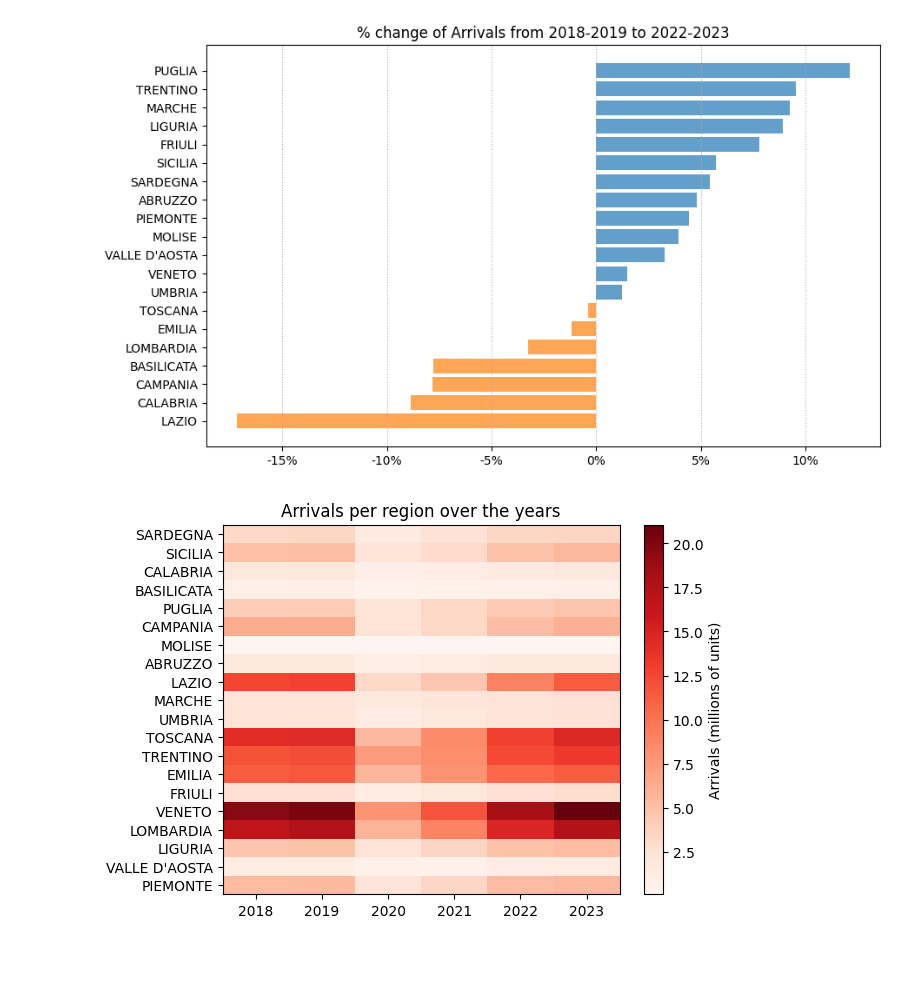
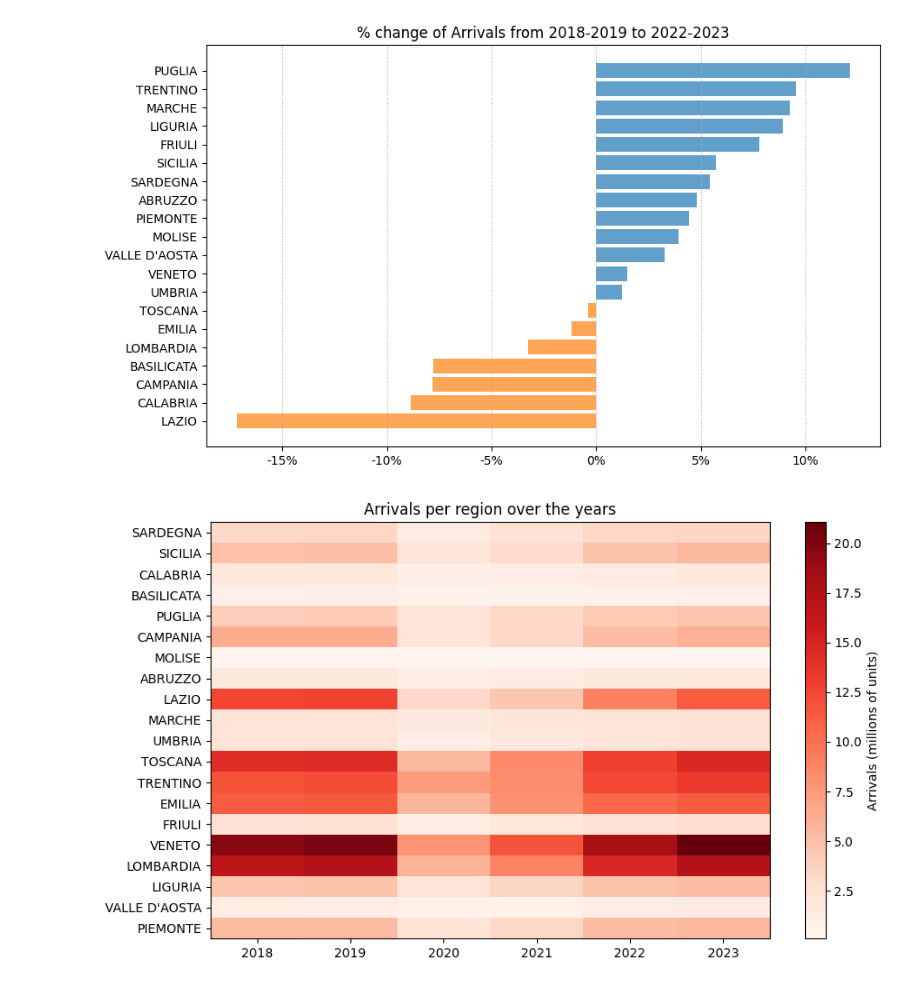
Before and after one commit to T0ls/data-Visualization, a Jupyter notebook: code/regions.ipynb, the cells around one changed output. Saved outputs shown, nothing was run; the diff lists cells and outputs as text; code cells hidden in the pictures; blank space fills up the shorter version.

```diff
--- a/code/regions.ipynb
+++ b/code/regions.ipynb
@@ -164,21 +164,21 @@ plt.show()
 # %% [output]
 [figure]
 # %%
-fig, ax = plt.subplots()
+fig, ax = plt.subplots(figsize=(10, 6))
 
 matrix = np.zeros((len(regions), len(years)))
 
 for i, region in enumerate(regions):
   for j, year in enumerate(years):
     value = arrivals[(arrivals['REF_AREA'] == region) & (arrivals['TIME_PERIOD'] == year)]['OBS_VALUE']
     if not value.empty:
       matrix[i, j] = value.values[0]
 
 c = ax.pcolormesh(years, regions, matrix, cmap='Reds')
 fig.colorbar(c, ax=ax, label="Arrivals (millions of units)")
 
 plt.title("Arrivals per region over the years")
 plt.show()
 # %% [output]
-[figure, old version]
+[figure, new version]
 # %%
```
Also changed, not shown: parts of 3 cells of this notebook, 2 other files.
